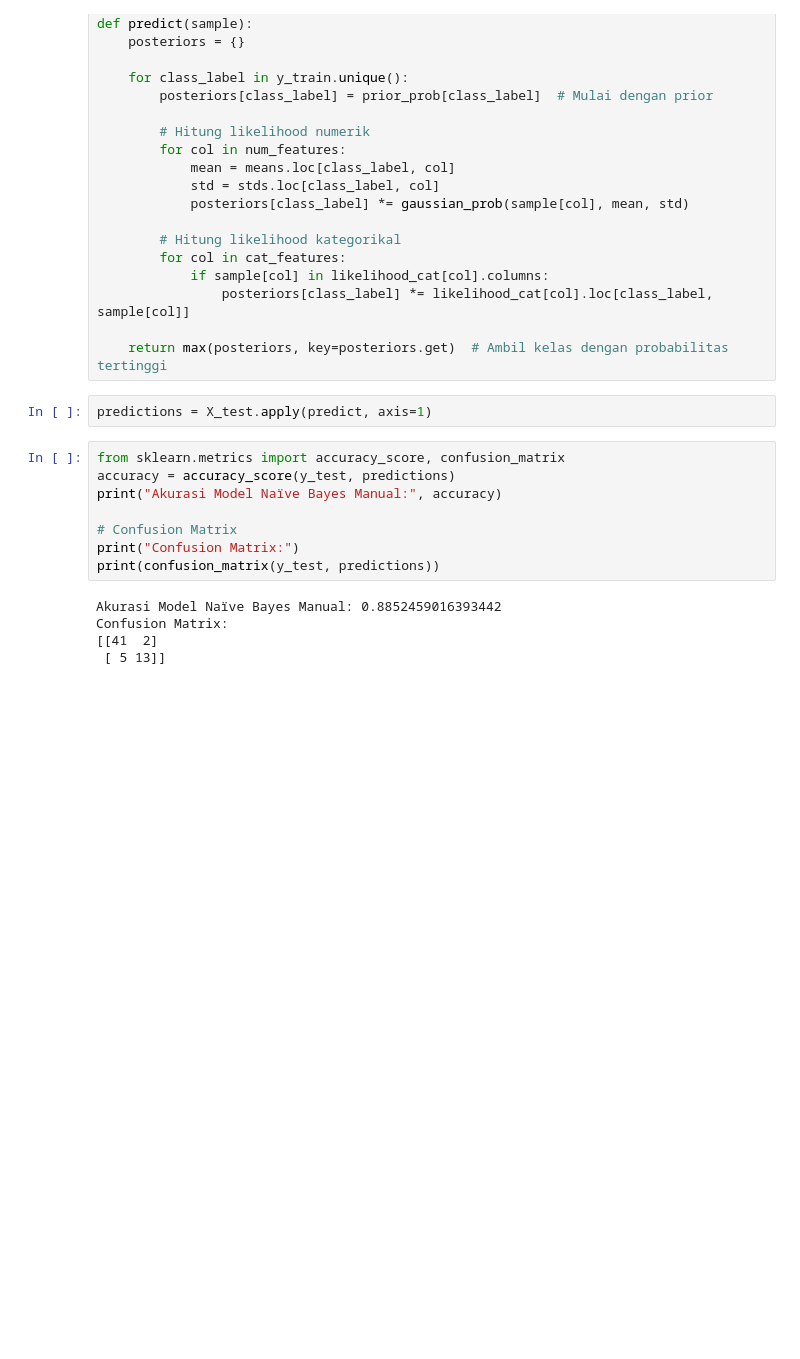
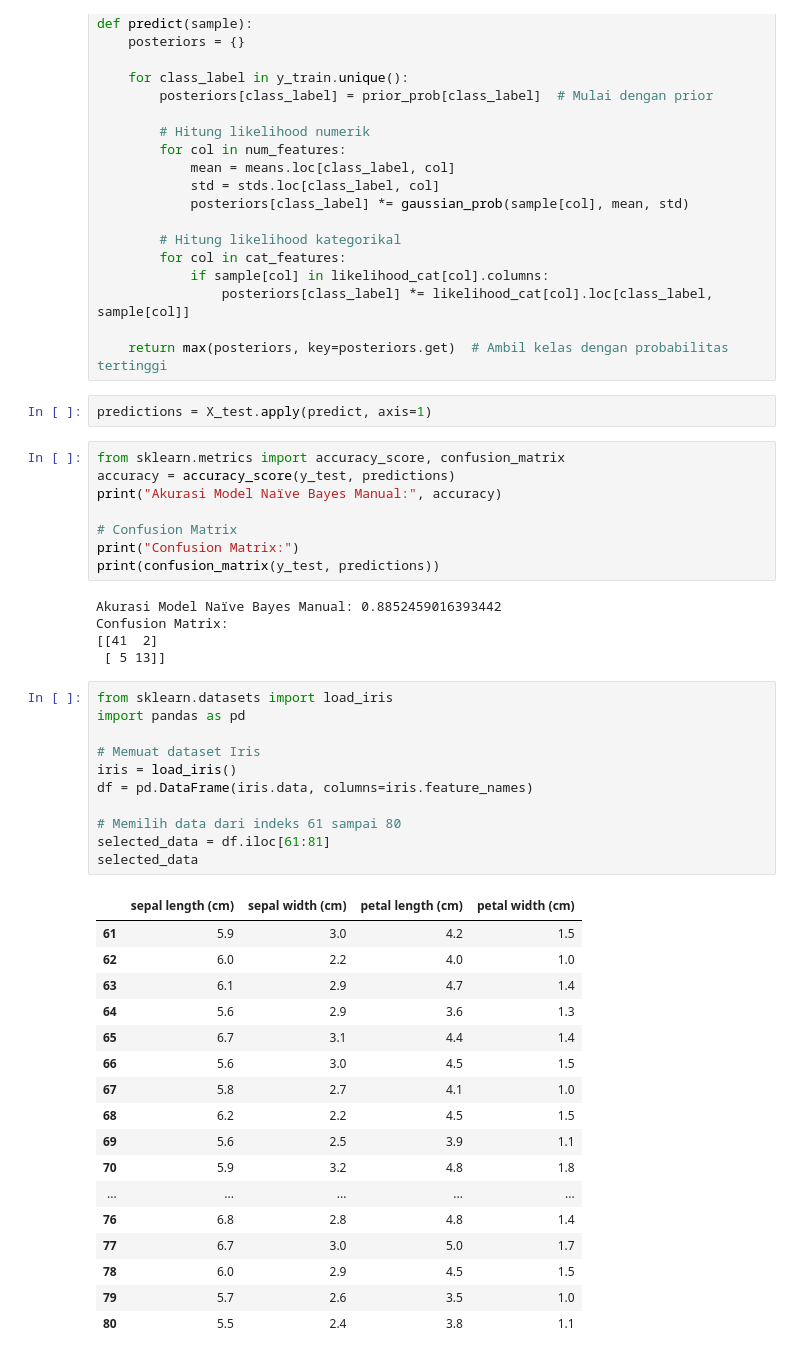
Before and after one commit to firarru/Matkul-ML, a Jupyter notebook: ML_Naive_Bayes.ipynb, the cells around one changed output. Saved outputs shown, nothing was run; the diff lists cells and outputs as text; blank space fills up the shorter version.

```diff
--- a/ML_Naive_Bayes.ipynb
+++ b/ML_Naive_Bayes.ipynb
@@ -164,3 +164,32 @@ Akurasi Model Naïve Bayes Manual: 0.8852459016393442
 Confusion Matrix:
 [[41  2]
  [ 5 13]]
+# %%
+from sklearn.datasets import load_iris
+import pandas as pd
+
+# Memuat dataset Iris
+iris = load_iris()
+df = pd.DataFrame(iris.data, columns=iris.feature_names)
+
+# Memilih data dari indeks 61 sampai 80
+selected_data = df.iloc[61:81]
+selected_data
+# %% [output]
+|  | sepal length (cm) | sepal width (cm) | petal length (cm) | petal width (cm) |
+| 61 | 5.9 | 3.0 | 4.2 | 1.5 |
+| 62 | 6.0 | 2.2 | 4.0 | 1.0 |
+| 63 | 6.1 | 2.9 | 4.7 | 1.4 |
+| 64 | 5.6 | 2.9 | 3.6 | 1.3 |
+| 65 | 6.7 | 3.1 | 4.4 | 1.4 |
+| 66 | 5.6 | 3.0 | 4.5 | 1.5 |
+| 67 | 5.8 | 2.7 | 4.1 | 1.0 |
+| 68 | 6.2 | 2.2 | 4.5 | 1.5 |
+| 69 | 5.6 | 2.5 | 3.9 | 1.1 |
+| 70 | 5.9 | 3.2 | 4.8 | 1.8 |
+| ... | ... | ... | ... | ... |
+| 76 | 6.8 | 2.8 | 4.8 | 1.4 |
+| 77 | 6.7 | 3.0 | 5.0 | 1.7 |
+| 78 | 6.0 | 2.9 | 4.5 | 1.5 |
+| 79 | 5.7 | 2.6 | 3.5 | 1.0 |
+| 80 | 5.5 | 2.4 | 3.8 | 1.1 |
```
Also changed, not shown: parts of 7 cells of this notebook.
